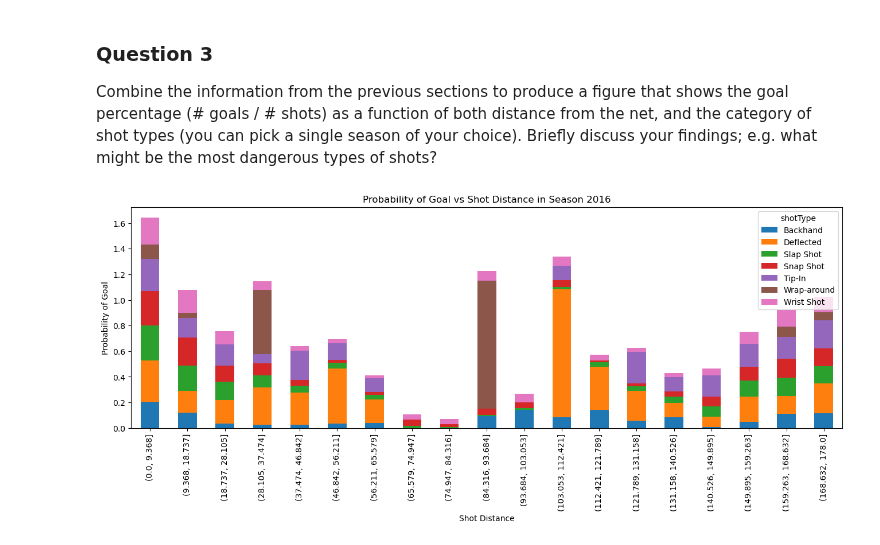
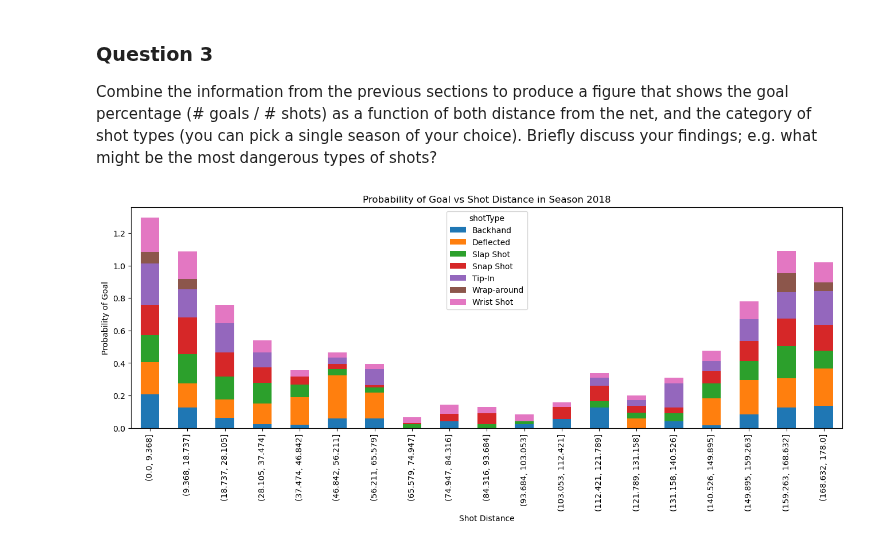
Before and after one commit to K-kiron/NHL-Analysis, a Jupyter notebook: Milestone1/visualizations/simple_visualization.ipynb, the cells around one changed output. Drawn from its saved outputs; the diff is of its cells as text; code cells hidden in the pictures.

```diff
--- a/Milestone1/visualizations/simple_visualization.ipynb
+++ b/Milestone1/visualizations/simple_visualization.ipynb
@@ -163,23 +163,23 @@ Briefly discuss your findings; e.g. what might be the most dangerous types of sh
 # %%
 def calculate_probability_distance_shottypes(year):
     df = year_integration(DATA_PATH, year)
     df['shotDistance'] = df.apply(calculate_shot_distance, axis=1)
     df['shotDistanceBin'] = pd.cut(df['shotDistance'], bins=bins)
     df_shot = df[df['eventType'] == 'Shot'].reset_index(drop=True)
     df_goal = df[df['eventType'] == 'Goal'].reset_index(drop=True)
     df_goal_count = df_goal.groupby(['shotDistanceBin', 'shotType']).count()['eventType']
     df_total_count = df.groupby(['shotDistanceBin', 'shotType']).count()['eventType']
     df_goal_prob = df_goal_count / df_total_count
     df_goal_prob = df_goal_prob.unstack()
     df_goal_prob.plot(kind='bar', stacked=True, figsize=(16, 5))
     plt.xlabel('Shot Distance')
     plt.ylabel('Probability of Goal')
     plt.title('Probability of Goal vs Shot Distance in Season {}'.format(year))
     plt.show()
 
 
 
 
-calculate_probability_distance_shottypes(2016)
+calculate_probability_distance_shottypes(2018)
 # %% [output]
-[figure, old version]
+[figure, new version]
```
Also changed, not shown: parts of 1 cell of this notebook.
